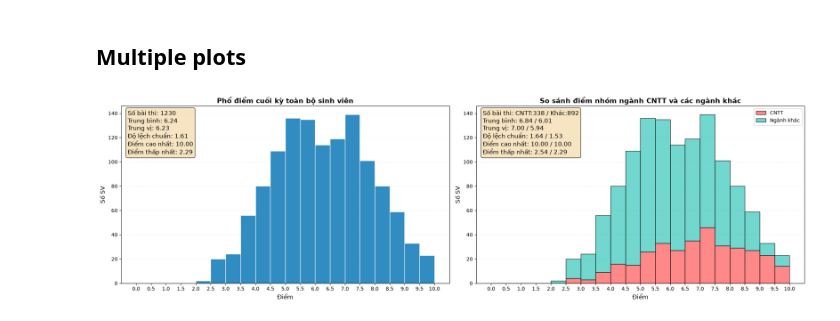
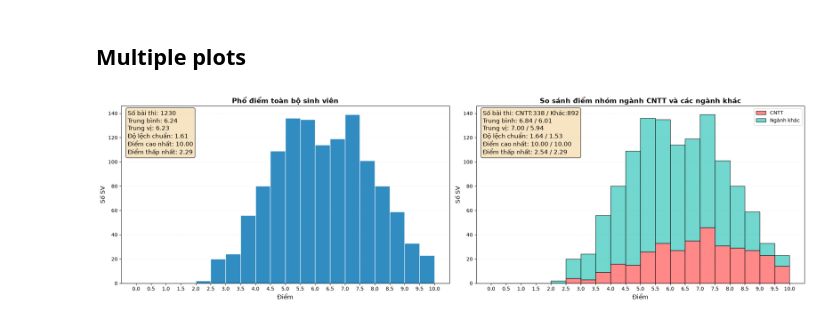
Before and after one commit to nd-hung/data-science-labs, a Jupyter notebook: labs/working-with-data.ipynb, the cells around one changed output. Drawn from its saved outputs; the diff is of its cells as text; code cells hidden in the pictures.

```diff
--- a/labs/working-with-data.ipynb
+++ b/labs/working-with-data.ipynb
@@ -297,7 +297,7 @@ bins = np.arange(0, 10 + 0.25, 0.5)
 
 # Biểu đồ 1: Phổ điểm toàn bộ cột Grade
 axes[0].hist(grade_df['Grade'], bins=bins, edgecolor='white', alpha=0.9, color='#1a80bb')
-axes[0].set_title('Phổ điểm cuối kỳ toàn bộ sinh viên', fontsize=14, fontweight='bold')
+axes[0].set_title('Phổ điểm toàn bộ sinh viên', fontsize=14, fontweight='bold')
 axes[0].set_xlabel('Điểm', fontsize=12)
 axes[0].set_ylabel('Số SV', fontsize=12)
 axes[0].set_xticks(bins)
@@ -338,31 +338,31 @@ axes[1].grid(axis='y', linestyle='--', alpha=0.1)
 
 # Tính thống kê cho từng nhóm
 cntt_mean = grades_cntt.mean()
 other_mean = grades_others.mean()
 cntt_count = len(grades_cntt)
 other_count = len(grades_others)
 cntt_median = grades_cntt.median()
 other_median = grades_others.median()
 cntt_std = grades_cntt.std()
 other_std = grades_others.std()
 cntt_max = grades_cntt.max()
 other_max = grades_others.max()
 cntt_min = grades_cntt.min()
 other_min = grades_others.min()
 
 # Thêm thông tin thống kê vào biểu đồ 2
 stats_text2 = f'Số bài thi: CNTT:{cntt_count} / Khác:{other_count}\nTrung bình: {cntt_mean:.2f} / \
 {other_mean:.2f}\nTrung vị: {cntt_median:.2f} / {other_median:.2f}\nĐộ lệch chuẩn: {cntt_std:.2f} / \
 {other_std:.2f}\nĐiểm cao nhất: {cntt_max:.2f} / {other_max:.2f}\nĐiểm thấp nhất: {cntt_min:.2f} / {other_min:.2f}'
 axes[1].text(0.02, 0.98, stats_text2, transform=axes[1].transAxes,
              verticalalignment='top', fontsize=12,
              bbox=dict(boxstyle='round', facecolor='wheat', alpha=0.8))
 
 # Điều chỉnh layout
 plt.tight_layout()
 # Lưu biểu đồ thành file
 plt.savefig('final-stats.pdf')
 # Hiển thị biểu đồ
 plt.show()
 # %% [output]
-[figure, old version]
+[figure, new version]
```
Also changed, not shown: 1 other file.
